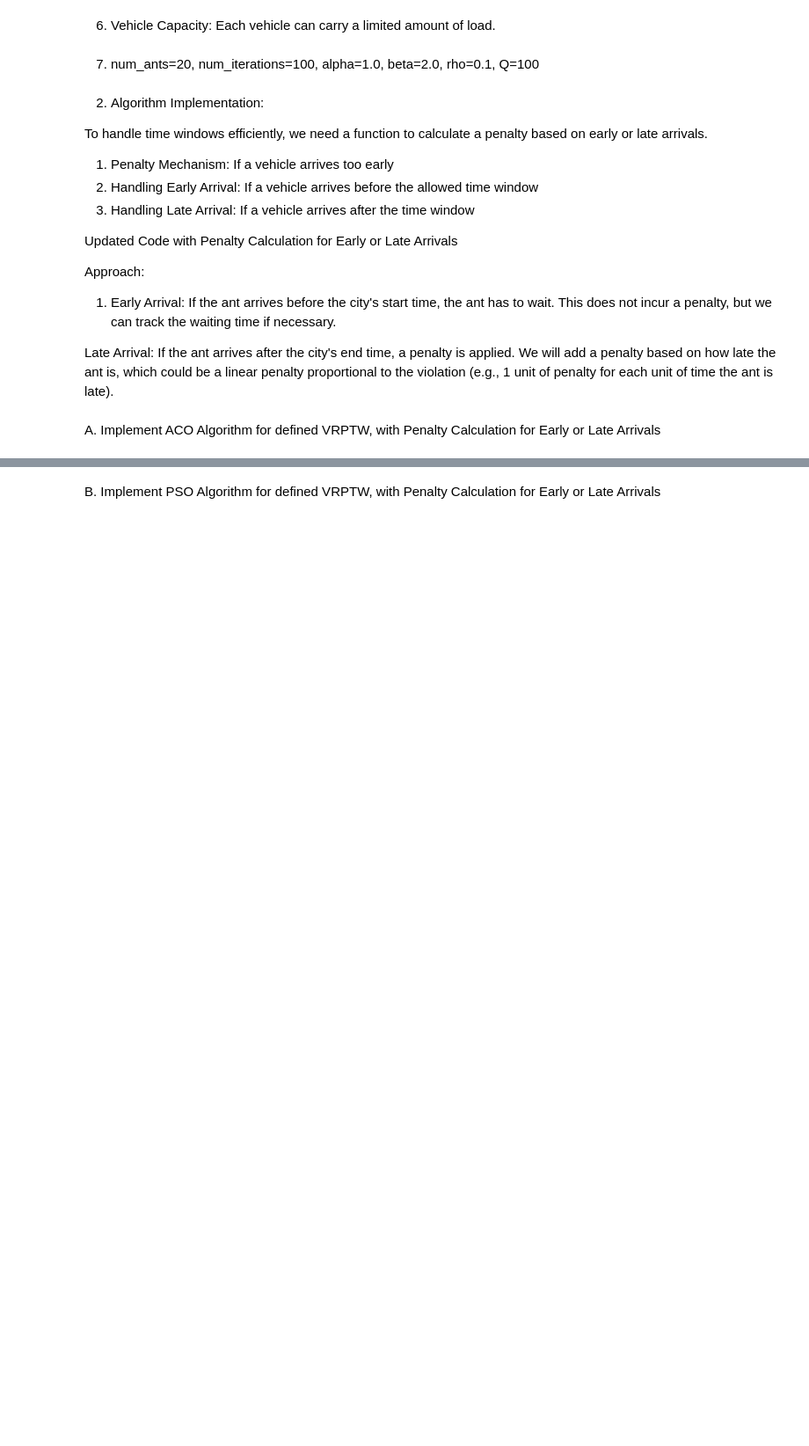
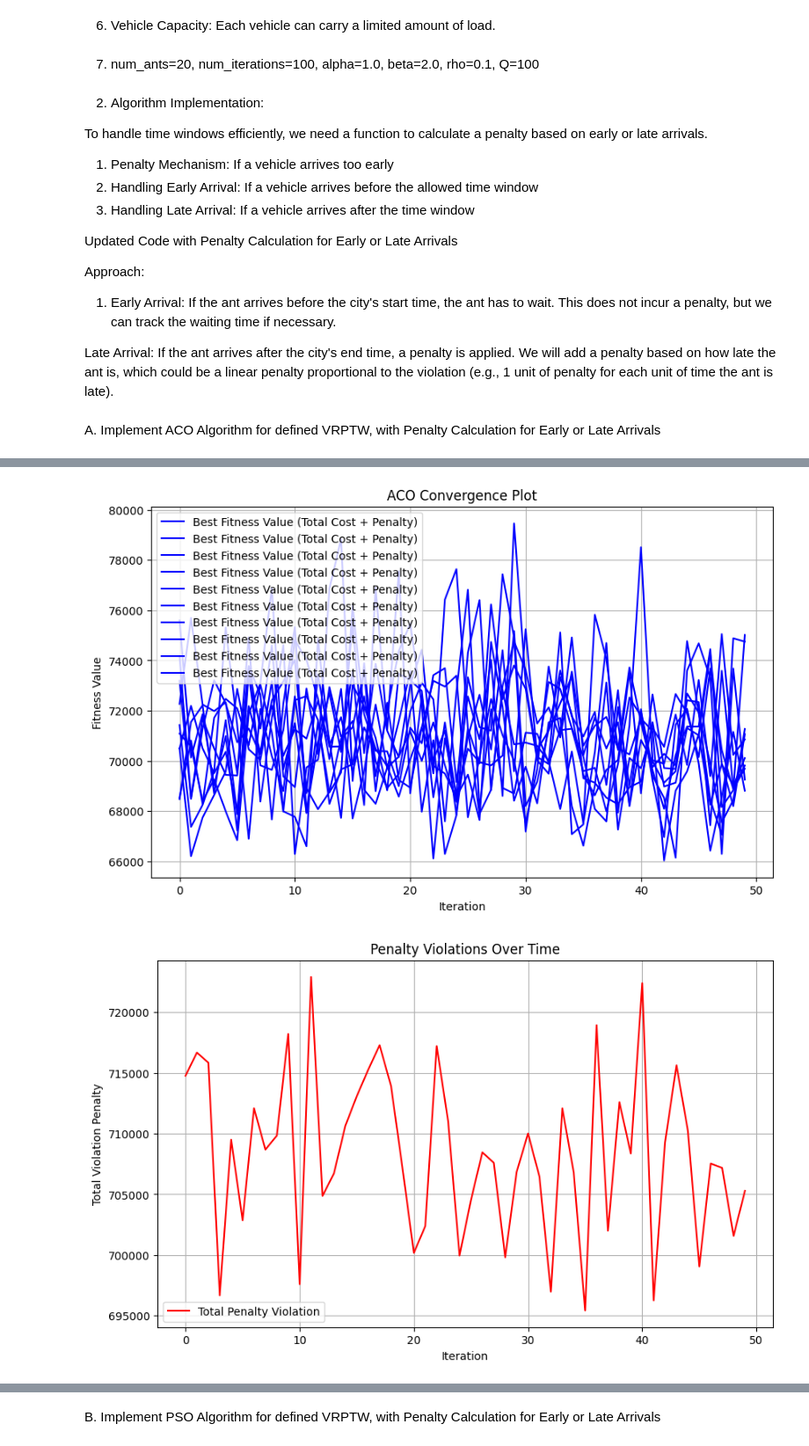
Before and after one commit to Harithelamin/ACIT4610-24H-G13, a Jupyter notebook: task-3.ipynb, the cells around one changed output, grey strips where cells are left out. Shown at 88% size. Saved outputs shown, nothing was run; the diff lists cells and outputs as text; code cells hidden in the pictures; blank space fills up the shorter version.

```diff
--- a/task-3.ipynb
+++ b/task-3.ipynb
@@ -647,0 +580,48 @@ plot_best_value(aco.best_values)
+# %%
+import matplotlib.pyplot as plt
+
+def plot_convergence(best_fitness_values):
+    """Plot the convergence of the best fitness value over iterations."""
+    plt.figure(figsize=(10, 6))
+    plt.plot(best_fitness_values, label="Best Fitness Value (Total Cost + Penalty)", color='b')
+    plt.xlabel('Iteration')
+    plt.ylabel('Fitness Value')
+    plt.title('ACO Convergence Plot')
+    plt.grid(True)
+    plt.legend()
+    plt.show()
+
+def plot_violations(violations_over_time):
+    """Plot the total violation penalties over iterations."""
+    total_violations_per_iteration = [sum(violation) for violation in violations_over_time]
+
+    plt.figure(figsize=(10, 6))
+    plt.plot(total_violations_per_iteration, label="Total Penalty Violation", color='r')
+    plt.xlabel('Iteration')
+    plt.ylabel('Total Violation Penalty')
+    plt.title('Penalty Violations Over Time')
+    plt.grid(True)
+    plt.legend()
+    plt.show()
+
+def plot_distances(total_distances):
+    """Plot the total distances traveled by all ants over iterations."""
+    avg_distances = [sum(distances) / len(distances) for distances in total_distances]
+
+    plt.figure(figsize=(10, 6))
+    plt.plot(avg_distances, label="Average Distance", color='g')
+    plt.xlabel('Iteration')
+    plt.ylabel('Average Distance')
+    plt.title('Average Distance Traveled Over Time')
+    plt.grid(True)
+    plt.legend()
+    plt.show()
+
+# Assuming `best_values`, `violations_over_time`, and `total_distances` are already calculated
+plot_convergence(best_fitness_values)
+plot_violations(violations_over_time)
+plot_distances(total_distances)
+plot_best_value([sum(dist) + sum(viol) for dist, viol in zip(total_distances, violations_over_time)])
+# %% [output]
+[figure, added]
+[figure, added]
```
Also changed, not shown: parts of 37 cells of this notebook, 3 other files.
